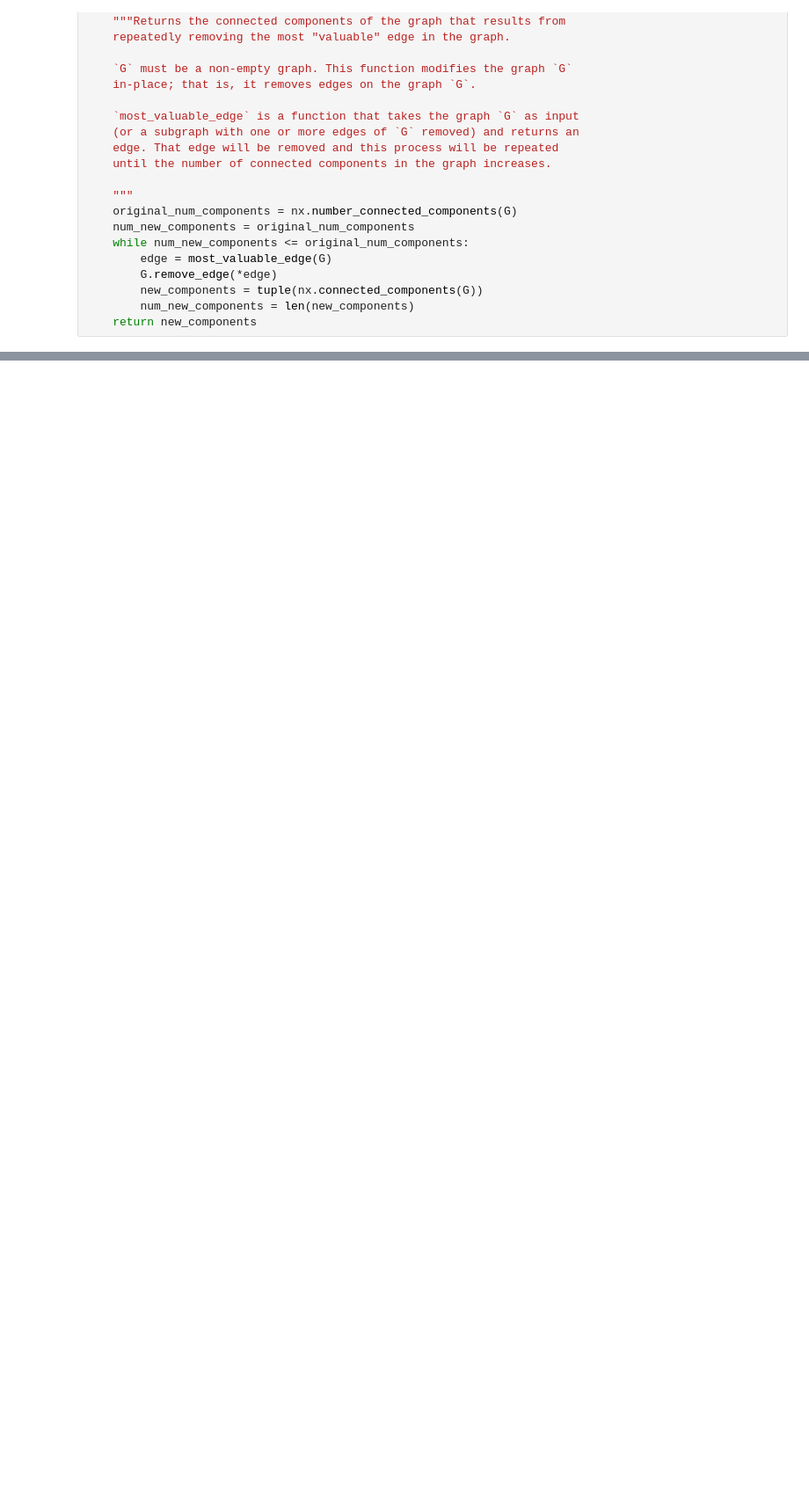
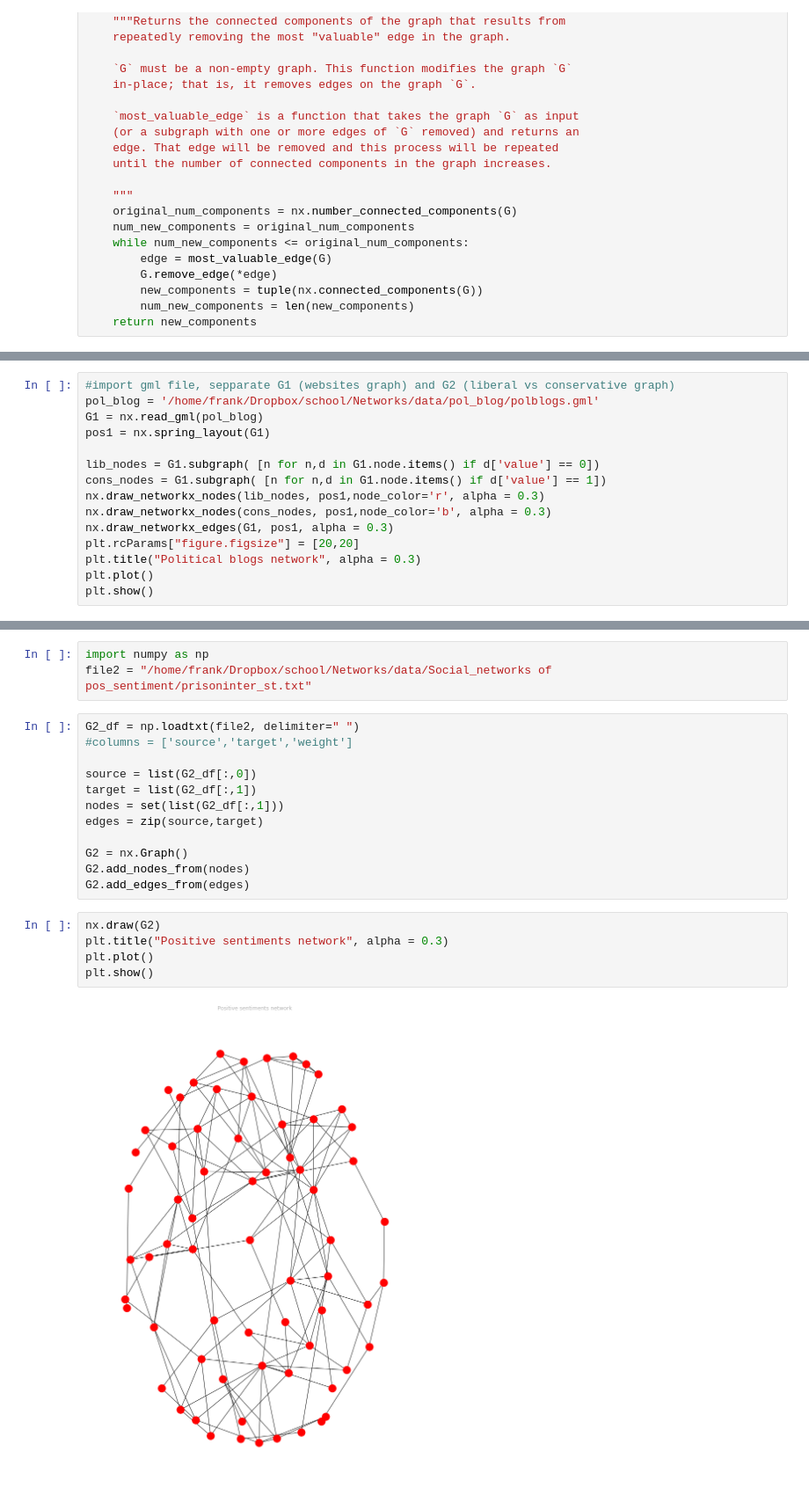
Before and after one commit to drosbcn/Networks, a Jupyter notebook: ex3.ipynb, the cells around one changed output, grey strips where cells are left out. Shown: that part at 88% size. Cells and saved outputs as stored; diff of their text form; blank space fills up the shorter version.

```diff
--- a/ex3.ipynb
+++ b/ex3.ipynb
@@ -643,0 +222,15 @@ print "eigsh elapsed time: ", elapsed
+# %%
+#import gml file, sepparate G1 (websites graph) and G2 (liberal vs conservative graph)
+pol_blog = '/home/frank/Dropbox/school/Networks/data/pol_blog/polblogs.gml'
+G1 = nx.read_gml(pol_blog)
+pos1 = nx.spring_layout(G1)
+
+lib_nodes = G1.subgraph( [n for n,d in G1.node.items() if d['value'] == 0])
+cons_nodes = G1.subgraph( [n for n,d in G1.node.items() if d['value'] == 1])
+nx.draw_networkx_nodes(lib_nodes, pos1,node_color='r', alpha = 0.3)
+nx.draw_networkx_nodes(cons_nodes, pos1,node_color='b', alpha = 0.3)
+nx.draw_networkx_edges(G1, pos1, alpha = 0.3)
+plt.rcParams["figure.figsize"] = [20,20]
+plt.title("Political blogs network", alpha = 0.3)
+plt.plot()
+plt.show()
@@ -643,0 +280,22 @@ print "eigsh elapsed time: ", elapsed
+# %%
+import numpy as np
+file2 = "/home/frank/Dropbox/school/Networks/data/Social_networks of pos_sentiment/prisoninter_st.txt"
+# %%
+G2_df = np.loadtxt(file2, delimiter=" ")
+#columns = ['source','target','weight']
+
+source = list(G2_df[:,0])
+target = list(G2_df[:,1])
+nodes = set(list(G2_df[:,1]))
+edges = zip(source,target)
+
+G2 = nx.Graph()
+G2.add_nodes_from(nodes)
+G2.add_edges_from(edges)
+# %%
+nx.draw(G2)
+plt.title("Positive sentiments network", alpha = 0.3)
+plt.plot()
+plt.show()
+# %% [output]
+[figure, added]
```
Also changed, not shown: parts of 33 cells of this notebook, 1 other file.
